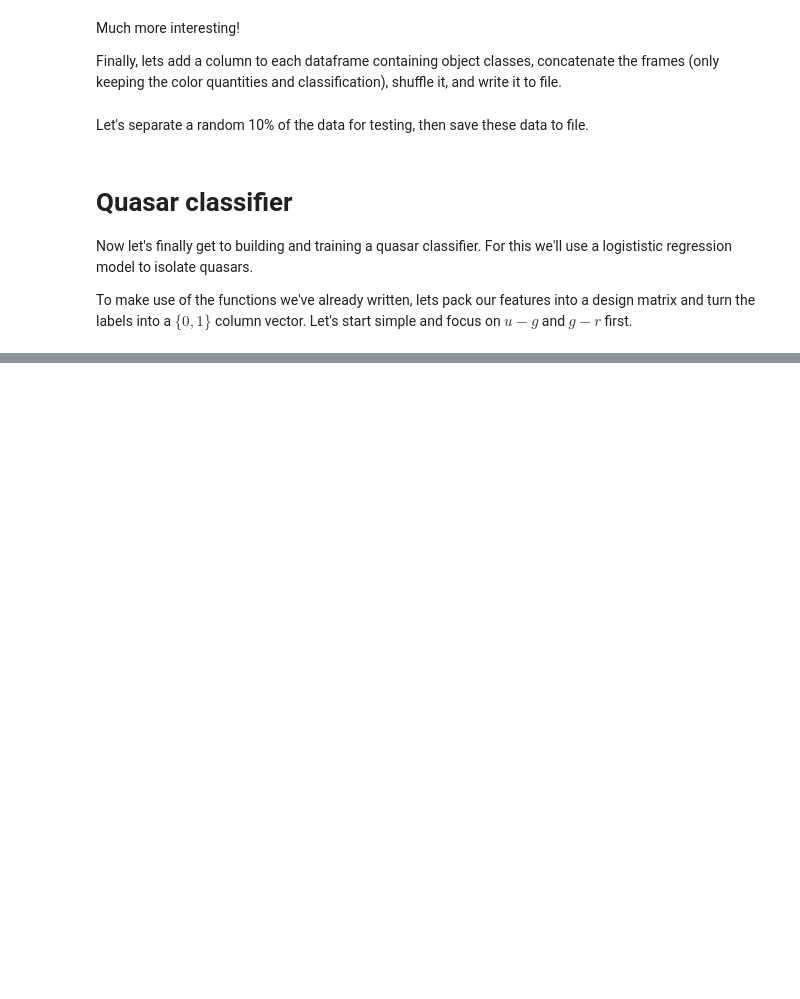
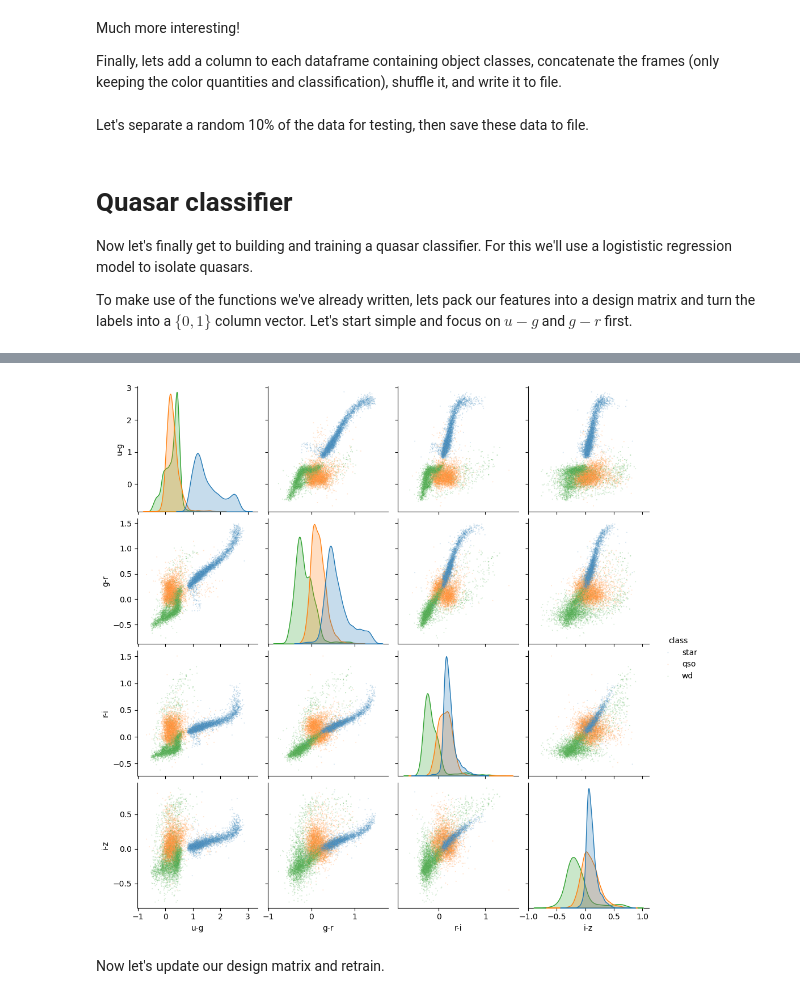
Before and after one commit to uo-phys/comp-phys-26, a Jupyter notebook: notebooks/Logistic Regression w SDSS.ipynb, the cells around one changed output, grey strips where cells are left out. Cells and saved outputs as stored; diff of their text form; code cells hidden in the pictures; blank space fills up the shorter version.

```diff
--- a/notebooks/Logistic Regression w SDSS.ipynb
+++ b/notebooks/Logistic Regression w SDSS.ipynb
@@ -244,0 +385,6 @@ testing = pd.read_csv('../cache/SDSS_testing.csv')    # not necessary if you jus
+# %%
+sns.pairplot(training, hue='class', plot_kws={'s':2, 'alpha':0.2});
+# %% [output]
+[figure, added]
+# %% [markdown]
+Now let's update our design matrix and retrain.
```
Also changed, not shown: parts of 26 cells of this notebook, 2 other files.
